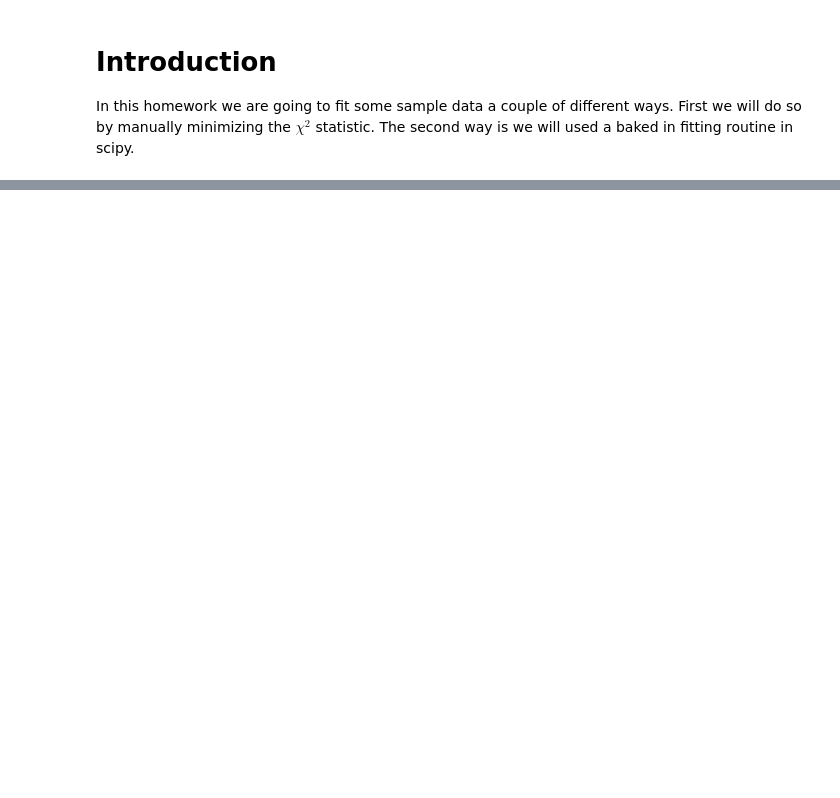
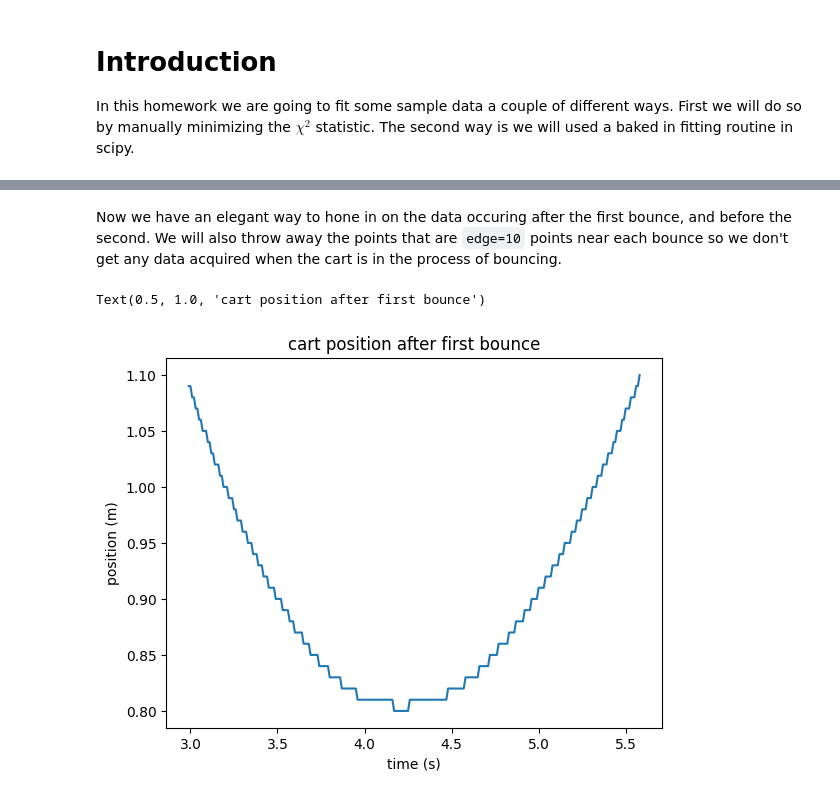
Before and after one commit to mgrau/phys297, a Jupyter notebook: Homework 8.ipynb, the cells around one changed output, grey strips where cells are left out. Saved outputs shown, nothing was run; the diff lists cells and outputs as text; code cells hidden in the pictures; blank space fills up the shorter version.

```diff
--- a/Homework 8.ipynb
+++ b/Homework 8.ipynb
@@ -41,2 +61,18 @@ Text(0, 0.5, 'voltage (mV)')
+# %% [markdown]
+Now we have an elegant way to hone in on the data occuring after the first bounce, and before the second. We will also throw away the points that are `edge=10` points near each bounce so we don't get any data acquired when the cart is in the process of bouncing.
+# %%
+edge = 10
+t_bounce1 = t[bounces[0]+edge:bounces[1]-edge]
+x_bounce1 = x[bounces[0]+edge:bounces[1]-edge]
+v_bounce1 = v[bounces[0]+edge:bounces[1]-edge]
+
+plt.figure()
+plt.plot(t_bounce1, x_bounce1)
+plt.xlabel('time (s)')
+plt.ylabel('position (m)')
+plt.title('cart position after first bounce')
+# %% [output]
+Text(0.5, 1.0, 'cart position after first bounce')
+[figure, added]
 # %% [markdown]
 # Problem 1 - $\chi^2$ Fitting
```
Also changed, not shown: parts of 13 cells of this notebook.
